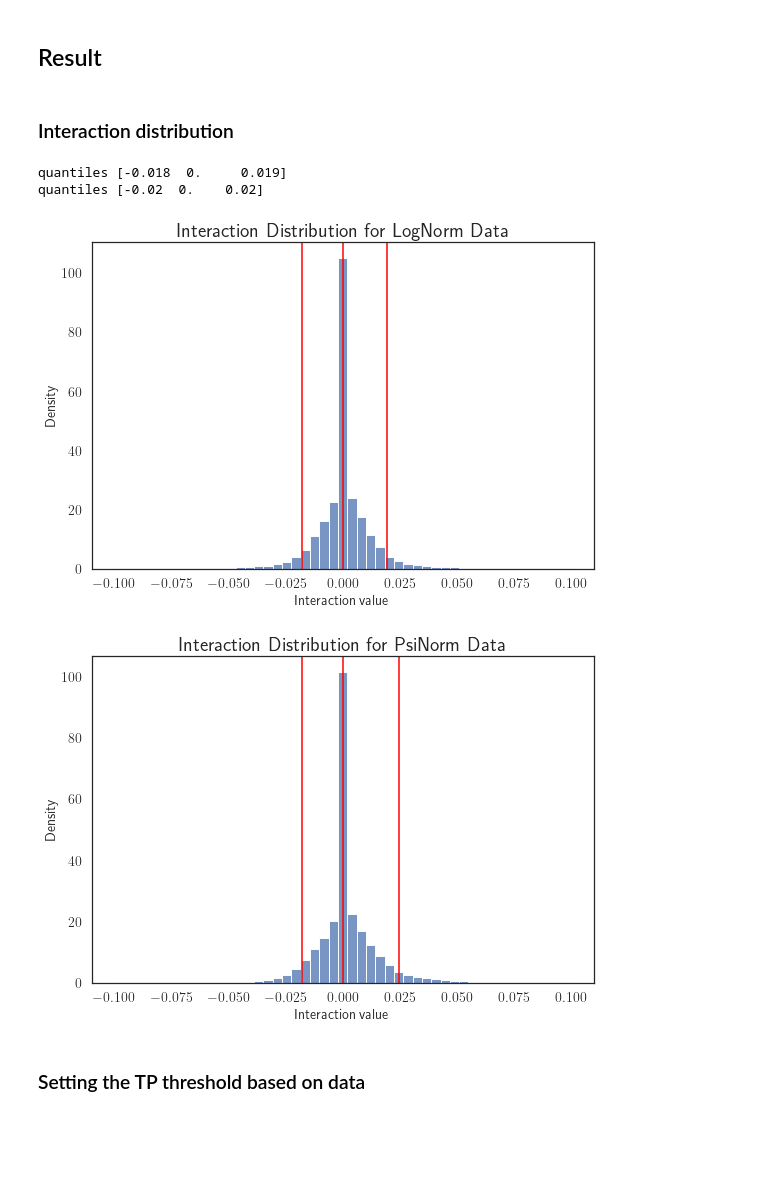
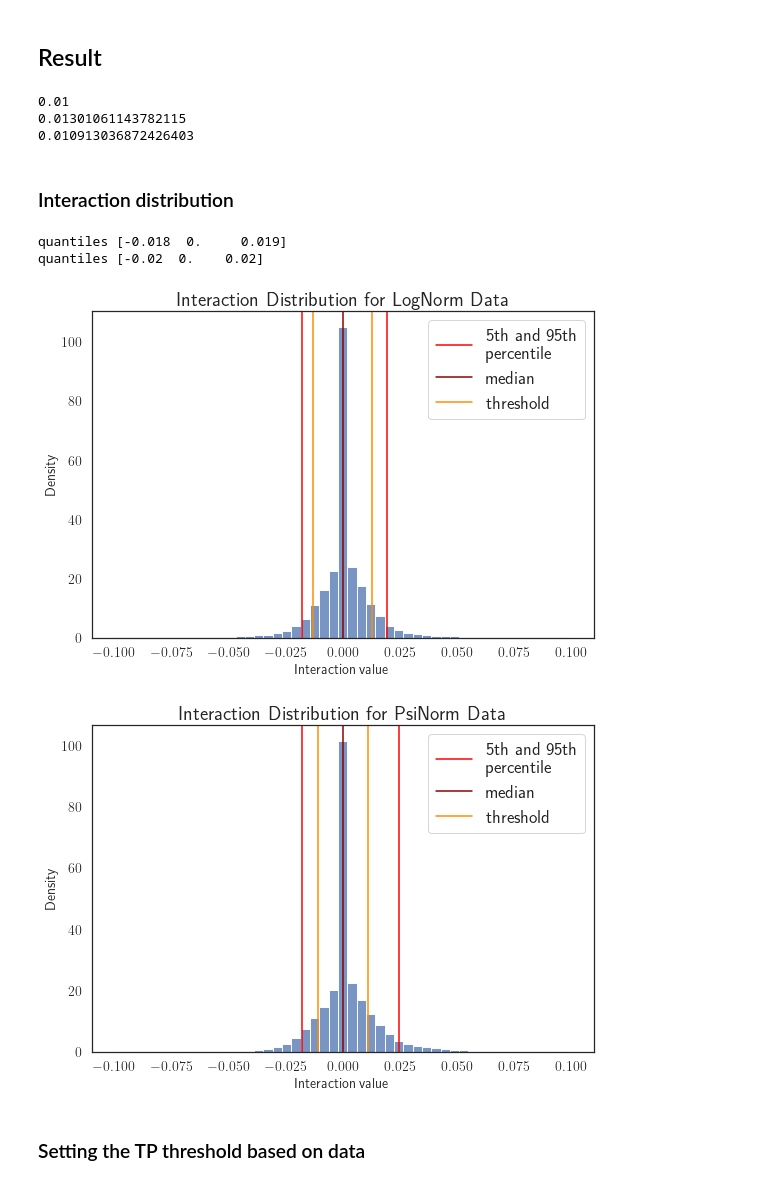
Before and after one commit to CleliaCorridori/GRN_Inference_CODE, a Jupyter notebook: Ising_InferenceMethod.ipynb, the cells around one changed output. Drawn from its saved outputs; the diff is of its cells as text; code cells hidden in the pictures; blank space fills up the shorter version.

```diff
--- a/Ising_InferenceMethod.ipynb
+++ b/Ising_InferenceMethod.ipynb
@@ -225,8 +222,9 @@ lN_Mean_TP_frac, lN_Mean_info_int, _ = funcs_general.TP_plot(TPtrial_list, lN_hi
                                                    inferred_int_thr=interaction_thr, Norm_Matx = False,
                                                    data_type=" Best model for LogNorm PST MB data",
                                                    figplot=True, verbose=False, nbin=30, Norm = True)
-lN_thr_val = np.max(np.abs(lN_high_meanMatx))*interaction_thr
-print(f"Threshold value : {'{:.3f}'.format(lN_thr_val)}")
+lN_interaction_thr = np.max(np.abs(lN_high_meanMatx))*interaction_thr
+
+print(f"Threshold value : {'{:.3f}'.format(lN_interaction_thr)}")
 
 # print("Not Normalized interactions", np.round(lN_Mean_info_int[2,:],2))
 # print("Not Normalized TRUE interactions\n", np.round(lN_Mean_info_int[2,:]*lN_Mean_info_int[3,:],3))
@@ -265,8 +262,8 @@ pN_Mean_TP_frac, pN_Mean_info_int, _ = funcs_general.TP_plot(TPtrial_list, pN_hi
                                                    inferred_int_thr=interaction_thr, Norm_Matx = False,
                                                    data_type=" Best model for PsiNorm PST MB data",
                                                    figplot=True, verbose=True, nbin=30, Norm = True)
-pN_thr_val = np.max(np.abs(pN_high_meanMatx))*interaction_thr
-print(f"Threshold value : {'{:.3f}'.format(pN_thr_val)}")
+pN_interaction_thr = np.max(np.abs(pN_high_meanMatx))*interaction_thr
+print(f"Threshold value : {'{:.3f}'.format(pN_interaction_thr)}")
 
 # print("Not Normalized interactions", np.round(pN_Mean_info_int[2,:],2))
 # print("Not Normalized TRUE interactions\n", np.round(pN_Mean_info_int[2,:]*pN_Mean_info_int[3,:],3))
@@ -352,6 +348,15 @@ else:
     lN_int_val_rnd = lN_arrays_rnd['array_3']
 # %% [markdown]
 ## Result
+# %%
+print(interaction_thr)
+print(lN_interaction_thr)
+
+print(pN_interaction_thr)
+# %% [output]
+0.01
+0.01301061143782115
+0.010913036872426403
 # %% [markdown]
 ### Interaction distribution
 # %%
@@ -361,41 +366,49 @@ sns.set(style="white")
 matplotlib.rcParams['xtick.labelsize'] = 14
 matplotlib.rcParams['ytick.labelsize'] = 14
 matplotlib.rcParams['axes.labelsize'] = 14
 matplotlib.rcParams['axes.titlesize'] = 14
 matplotlib.rcParams['legend.fontsize'] = 14
 matplotlib.rcParams['figure.titlesize'] = 14
 
 # LogNorm
 lN_ints_rnd_all = lN_matx_sel_rnd.flatten()
 
 plt.figure(figsize=(9,6))
 bins = np.linspace(-0.1,0.1,50)
 sns.histplot(lN_ints_rnd_all, bins=bins, stat="density")
 plt.xlabel(xlabel='Interaction value', fontsize=14)
-plt.axvline(x = np.quantile(lN_ints_rnd_all,[0.05, 0.5, 0.95])[0], color = 'red', label = 'axvline - full height')
-plt.axvline(x = np.quantile(lN_ints_rnd_all,[0.05, 0.5, 0.95])[1], color = 'red', label = 'axvline - full height')
-plt.axvline(x = np.quantile(lN_ints_rnd_all,[0.05, 0.5, 0.95])[2], color = 'red', label = 'axvline - full height')
+plt.axvline(x = np.quantile(lN_ints_rnd_all,[0.05, 0.5, 0.95])[0], color = 'red', label = '5th and 95th \npercentile')
+plt.axvline(x = np.quantile(lN_ints_rnd_all,[0.05, 0.5, 0.95])[1], color = 'darkred', label = 'median')
+plt.axvline(x = np.quantile(lN_ints_rnd_all,[0.05, 0.5, 0.95])[2], color = 'red')
+
+plt.axvline(x = -lN_interaction_thr, color = 'darkorange', label = 'threshold')
+plt.axvline(x =  lN_interaction_thr, color = 'darkorange')
+plt.legend(fontsize=18)
 plt.title("Interaction Distribution for LogNorm Data", fontsize=20)
 print("quantiles", np.round(np.quantile(lN_ints_rnd_all,[0.05, 0.5, 0.95]),3))
 
 
 # PsiNorm
 pN_ints_rnd_all = pN_matx_sel_rnd.flatten()
 
 plt.figure(figsize=(9,6))
 bins = np.linspace(-0.1,0.1,50)
 sns.histplot(pN_ints_rnd_all, bins=bins, stat="density")
 plt.xlabel(xlabel='Interaction value', fontsize=14)
-plt.axvline(x = np.quantile(pN_ints_rnd_all,[0.05, 0.5, 0.95])[0], color = 'red', label = 'axvline - full height')
-plt.axvline(x = np.quantile(pN_ints_rnd_all,[0.05, 0.5, 0.95])[1], color = 'red', label = 'axvline - full height')
-plt.axvline(x = np.quantile(pN_ints_rnd_all,[0.05, 0.5, 0.95])[2], color = 'red', label = 'axvline - full height')
+plt.axvline(x = np.quantile(pN_ints_rnd_all,[0.05, 0.5, 0.95])[0], color = 'red', label = '5th and 95th \npercentile')
+plt.axvline(x = np.quantile(pN_ints_rnd_all,[0.05, 0.5, 0.95])[1], color = 'darkred', label = 'median')
+plt.axvline(x = np.quantile(pN_ints_rnd_all,[0.05, 0.5, 0.95])[2], color = 'red')
+
+plt.axvline(x = -pN_interaction_thr, color = 'darkorange', label = 'threshold')
+plt.axvline(x =  pN_interaction_thr, color = 'darkorange')
 plt.title("Interaction Distribution for PsiNorm Data", fontsize=20)
+plt.legend(fontsize=18)
 print("quantiles", np.round(np.quantile(pN_ints_rnd_all,[0.05, 0.5, 0.95]),2))
 # %% [output]
 quantiles [-0.018  0.     0.019]
 quantiles [-0.02  0.    0.02]
-[figure, old version]
+[figure, new version]
-[figure, old version]
+[figure, new version]
 # %% [markdown]
 ### Setting the TP threshold based on data
 # %% [markdown]
```
Also changed, not shown: parts of 10 cells of this notebook, 7 other files.
